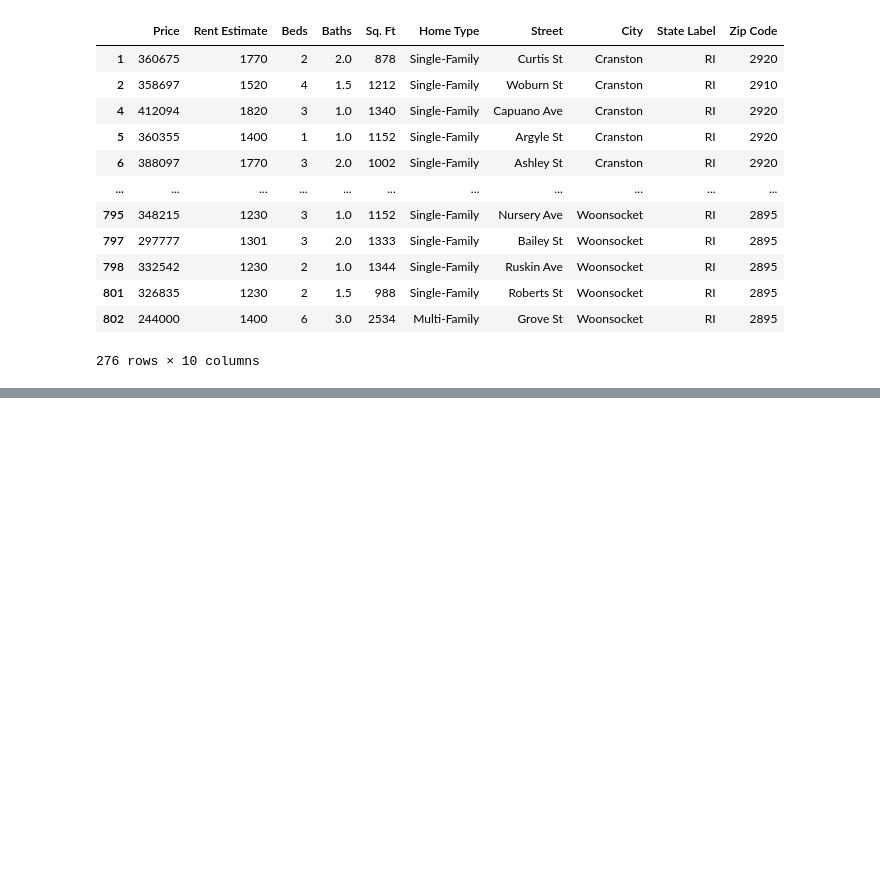
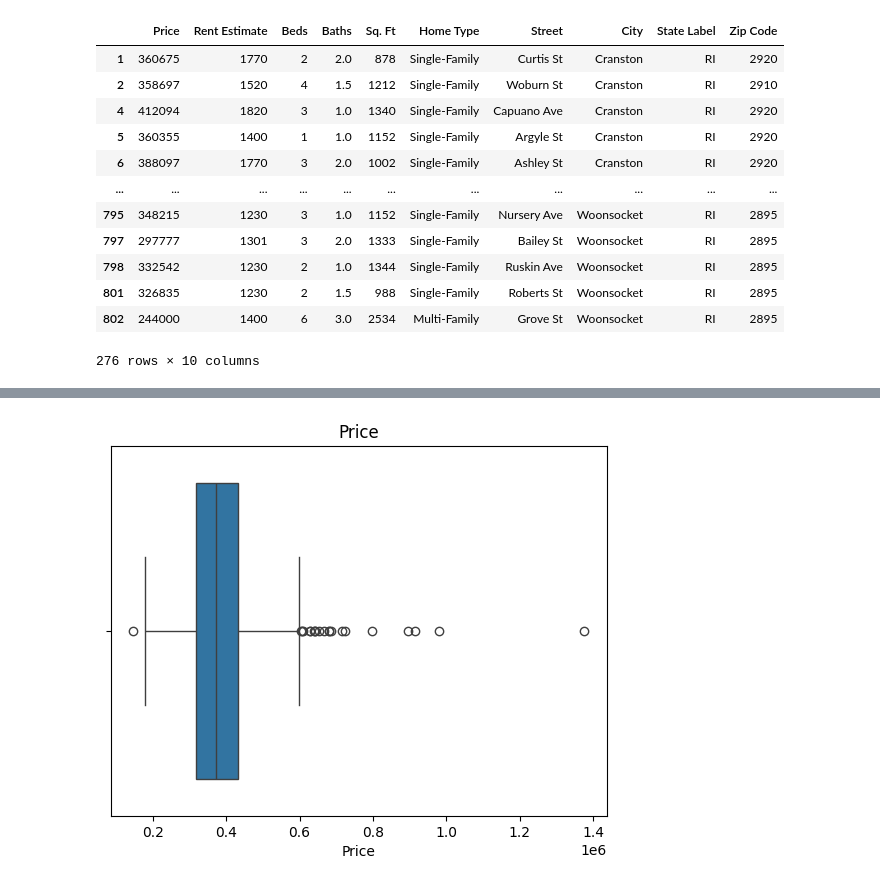
Before and after one commit to abiTheProgrammer/housing-rec-system, a Jupyter notebook: notebooks/eda.ipynb, the cells around one changed output, grey strips where cells are left out. Cells and saved outputs as stored; diff of their text form; code cells hidden in the pictures; blank space fills up the shorter version.

```diff
--- a/notebooks/eda.ipynb
+++ b/notebooks/eda.ipynb
@@ -358,0 +330,8 @@ See the caveats in the documentation: https://pandas.pydata.org/pandas-docs/stab
+# %%
+import seaborn as sns
+import matplotlib.pyplot as plt
+
+sns.boxplot(x = dropped_df["Price"])
+plt.title("Price")
+plt.show()
+# %% [output]
@@ -358,0 +340 @@ See the caveats in the documentation: https://pandas.pydata.org/pandas-docs/stab
+[figure, added]
```
Also changed, not shown: parts of 4 cells of this notebook, 4 other files.
